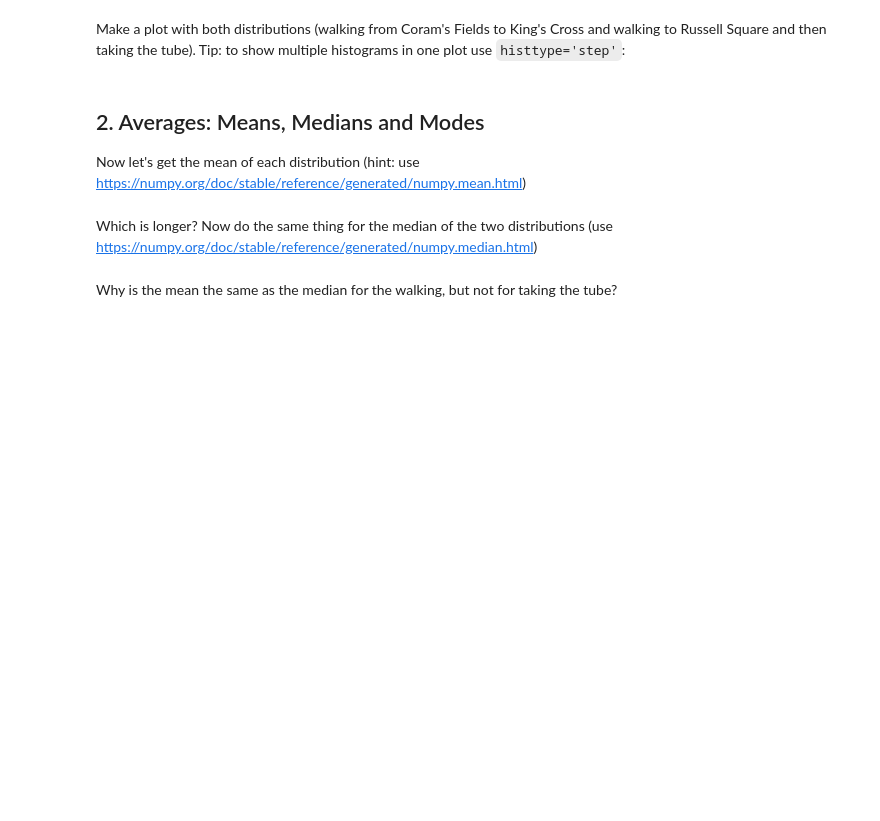
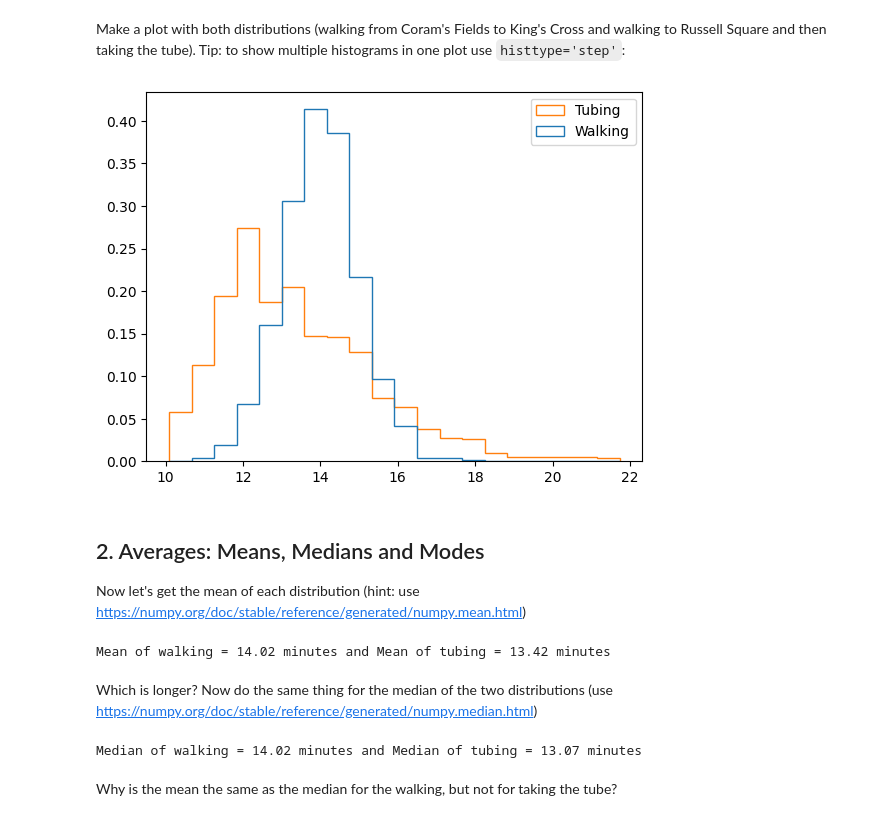
Before and after one commit to abbeywaldron/research_methods_2025, a Jupyter notebook: stats.ipynb, the cells around one changed output. Saved outputs shown, nothing was run; the diff lists cells and outputs as text; code cells hidden in the pictures; blank space fills up the shorter version.

```diff
--- a/stats.ipynb
+++ b/stats.ipynb
@@ -15,14 +38,36 @@ Now you want to model the time to take the tube.  This can be modelled as a Gaus
 # %% [markdown]
 Now you probably have an array of bin values showing this distribution, but not the full distribution itself.  To get the distribution of tube times we can use https://numpy.org/doc/stable/reference/random/generated/numpy.random.choice.html (remember to scale your histogram values to make them probabilities)
+# %%
+tube_new = np.random.choice(a=tube_hist[1][:-1], size=1000, p=tube_hist[0]/tube_hist[0].sum())
 # %% [markdown]
 Now you have your two distributions for the time it takes to walk to the tube station and the time it takes to take the tube.  Sum the two distributions to get a distribution for the total time it takes to take the tube from Coram's Fields to King's Cross.  Make a plot of this distribution:
+# %%
+tube_all = walk_tube + tube_new
 # %% [markdown]
 Make a plot with both distributions (walking from Coram's Fields to King's Cross and walking to Russell Square and then taking the tube).  Tip: to show multiple histograms in one plot use `histtype='step'`:
+# %%
+plt.hist([walk_all, tube_all], bins=20, density=True, histtype='step', label=['Walking', 'Tubing'])
+plt.legend()
+plt.show()
+# %% [output]
+[figure, added]
 # %% [markdown]
 ## 2. Averages: Means, Medians and Modes
 
 Now let's get the mean of each distribution (hint: use https://numpy.org/doc/stable/reference/generated/numpy.mean.html)
+# %%
+mean_walk = walk_all.mean()
+mean_tube = tube_all.mean()
+print(f"Mean of walking = {mean_walk:.2f} minutes and Mean of tubing = {mean_tube:.2f} minutes")
+# %% [output]
+Mean of walking = 14.02 minutes and Mean of tubing = 13.42 minutes
 # %% [markdown]
 Which is longer?  Now do the same thing for the median of the two distributions (use https://numpy.org/doc/stable/reference/generated/numpy.median.html)
+# %%
+med_walk = np.median(walk_all)
+med_tube = np.median(tube_all)
+print(f"Median of walking = {med_walk:.2f} minutes and Median of tubing = {med_tube:.2f} minutes")
+# %% [output]
+Median of walking = 14.02 minutes and Median of tubing = 13.07 minutes
 # %% [markdown]
 Why is the mean the same as the median for the walking, but not for taking the tube?
```
Also changed, not shown: parts of 18 cells of this notebook.
